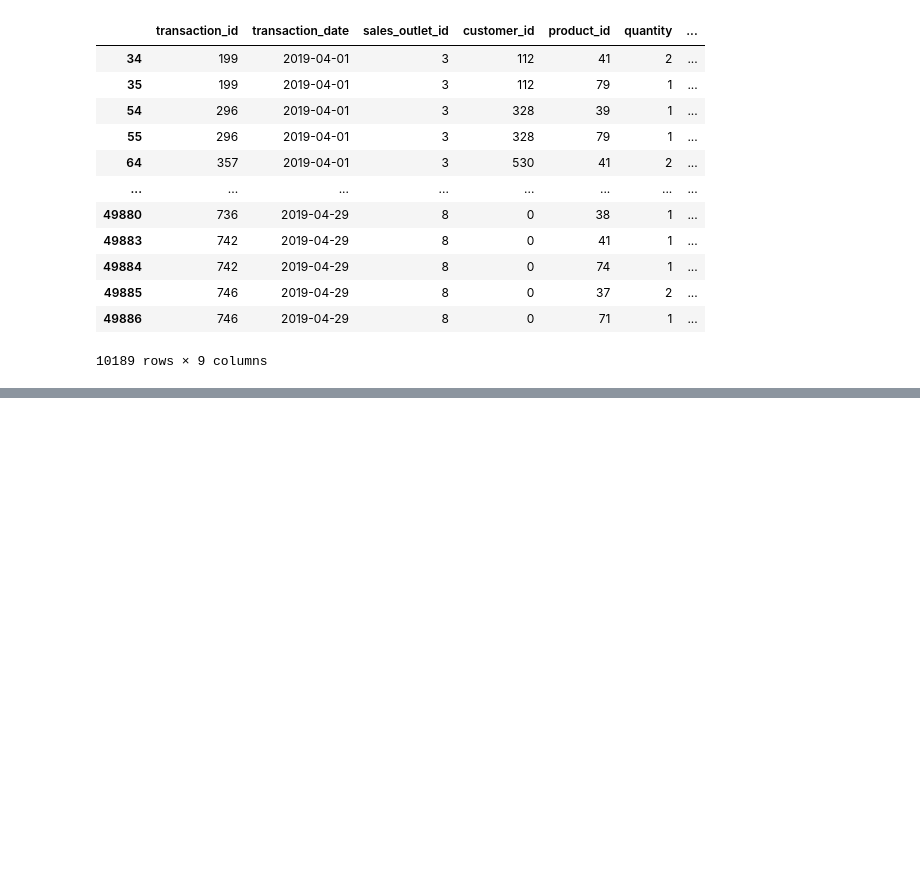
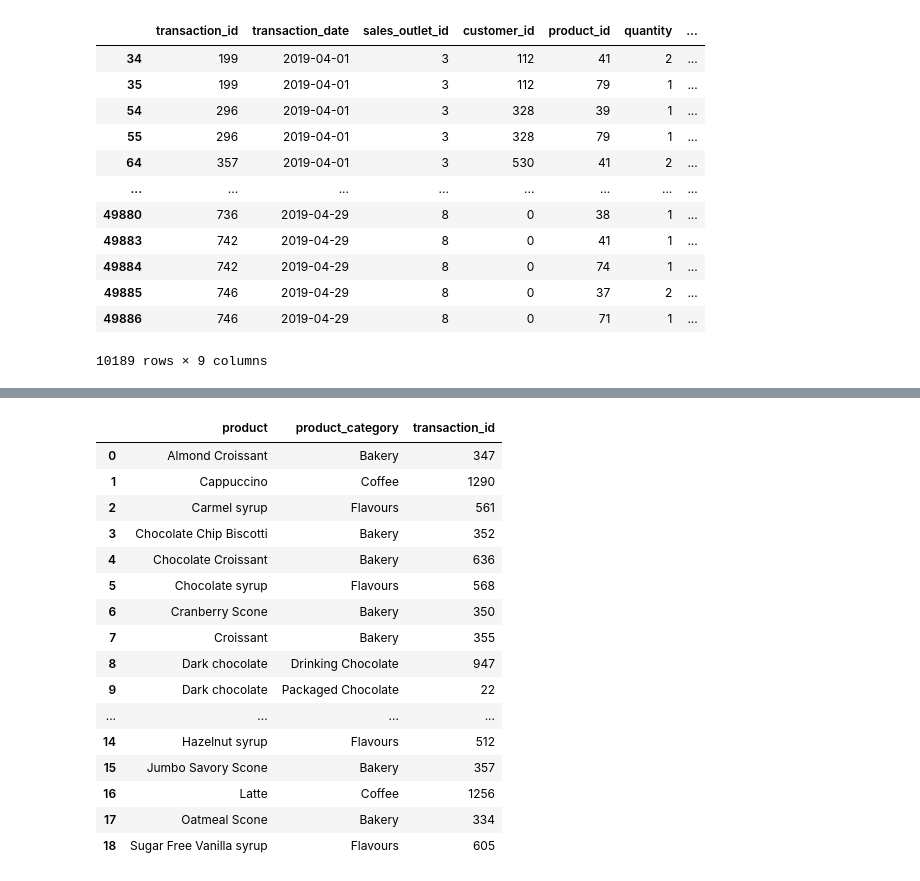
Before and after one commit to mouadayoub1971/SmartCoffee-, a Jupyter notebook: pythonSection/recommandation.ipynb, the cells around one changed output, grey strips where cells are left out. Drawn from its saved outputs; the diff is of its cells as text; code cells hidden in the pictures; blank space fills up the shorter version.

Commit message:
recommendation system

```diff
--- a/pythonSection/recommandation.ipynb
+++ b/pythonSection/recommandation.ipynb
@@ -183,0 +232,22 @@ data
+# %%
+popularity_recommendation = data.groupby(['product','product_category']).count().reset_index()
+popularity_recommendation = popularity_recommendation[['product','product_category','transaction_id']]
+popularity_recommendation = popularity_recommendation.rename(columns={'transaction_id':'number_of_transaction'})
+# %% [output]
+|  | product | product_category | transaction_id |
+| 0 | Almond Croissant | Bakery | 347 |
+| 1 | Cappuccino | Coffee | 1290 |
+| 2 | Carmel syrup | Flavours | 561 |
+| 3 | Chocolate Chip Biscotti | Bakery | 352 |
+| 4 | Chocolate Croissant | Bakery | 636 |
+| 5 | Chocolate syrup | Flavours | 568 |
+| 6 | Cranberry Scone | Bakery | 350 |
+| 7 | Croissant | Bakery | 355 |
+| 8 | Dark chocolate | Drinking Chocolate | 947 |
+| 9 | Dark chocolate | Packaged Chocolate | 22 |
+| ... | ... | ... | ... |
+| 14 | Hazelnut syrup | Flavours | 512 |
+| 15 | Jumbo Savory Scone | Bakery | 357 |
+| 16 | Latte | Coffee | 1256 |
+| 17 | Oatmeal Scone | Bakery | 334 |
+| 18 | Sugar Free Vanilla syrup | Flavours | 605 |
```
Also changed, not shown: parts of 3 cells of this notebook.
